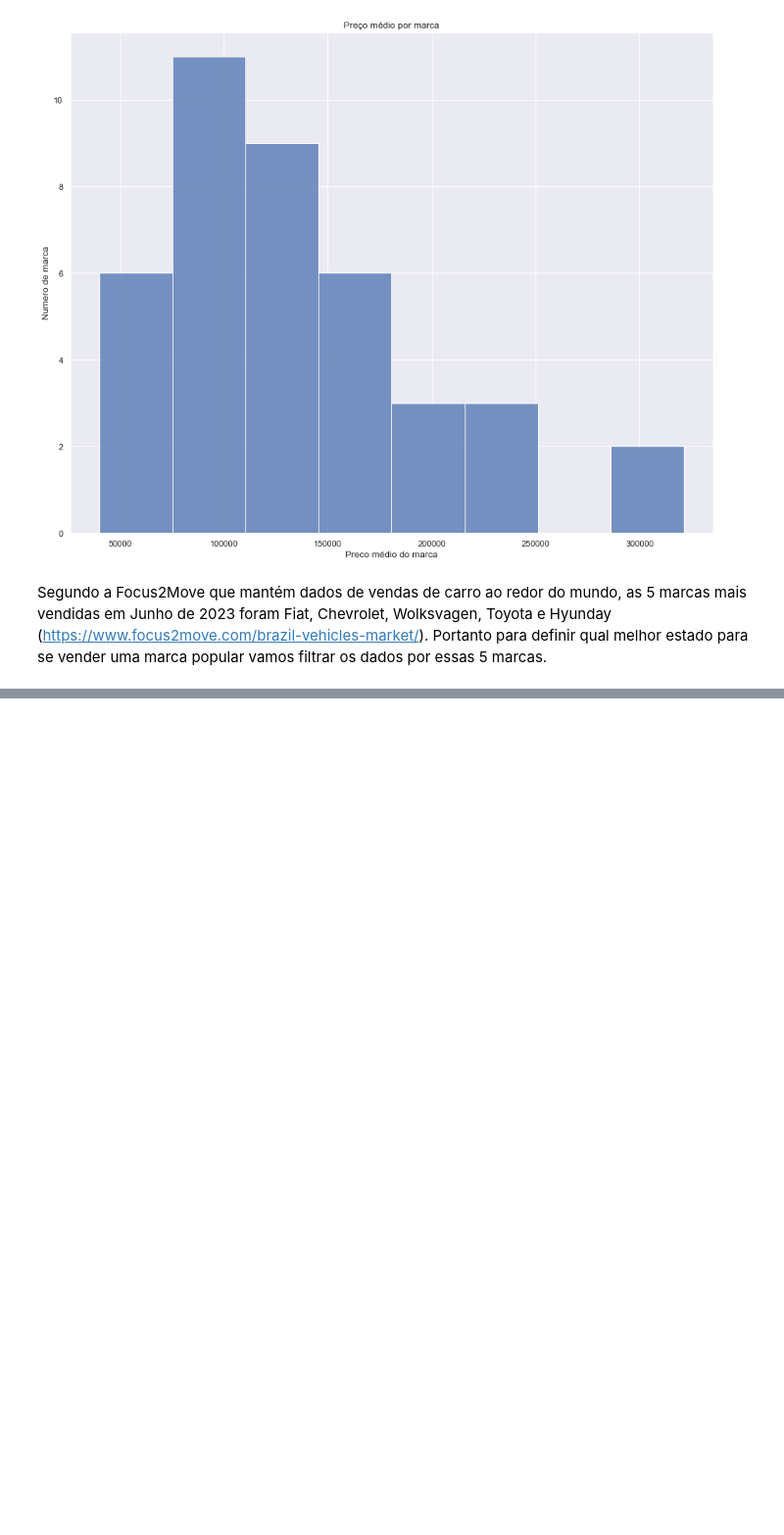
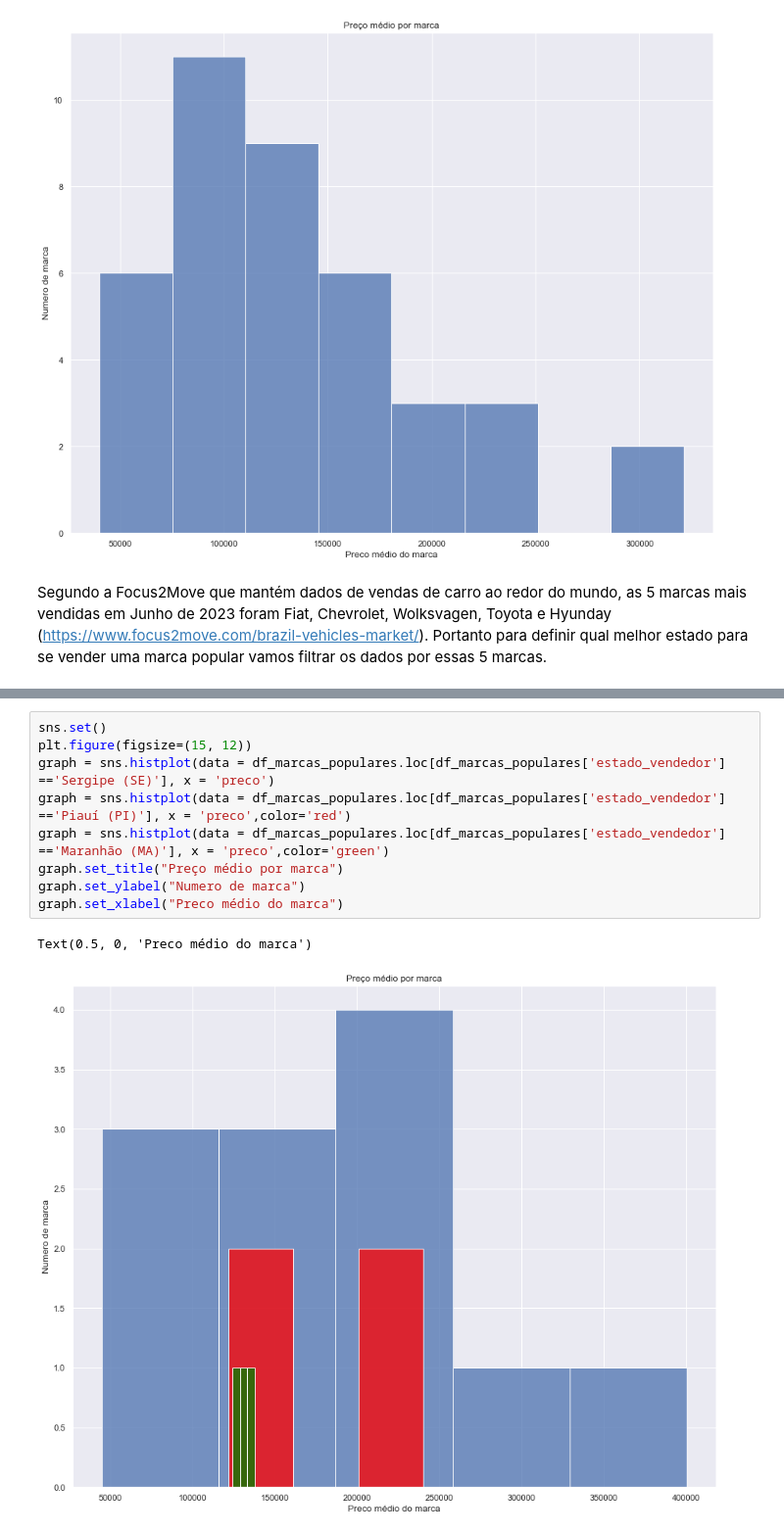
Before and after one commit to marcostrivelato/desafio-lighthouse, a Jupyter notebook: primeira-análise.ipynb, the cells around one changed output, grey strips where cells are left out. Shown at 98% size. Cells and saved outputs as stored; diff of their text form; blank space fills up the shorter version.

```diff
--- a/primeira-análise.ipynb
+++ b/primeira-análise.ipynb
@@ -175,0 +186,12 @@ Name: preco, dtype: float64
+# %%
+sns.set()
+plt.figure(figsize=(15, 12))
+graph = sns.histplot(data = df_marcas_populares.loc[df_marcas_populares['estado_vendedor'] =='Sergipe (SE)'], x = 'preco')
+graph = sns.histplot(data = df_marcas_populares.loc[df_marcas_populares['estado_vendedor'] =='Piauí (PI)'], x = 'preco',color='red')
+graph = sns.histplot(data = df_marcas_populares.loc[df_marcas_populares['estado_vendedor'] =='Maranhão (MA)'], x = 'preco',color='green')
+graph.set_title("Preço médio por marca")
+graph.set_ylabel("Numero de marca")
+graph.set_xlabel("Preco médio do marca")
+# %% [output]
+Text(0.5, 0, 'Preco médio do marca')
+[figure, added]
```
Also changed, not shown: parts of 35 cells of this notebook, 2 other files.
